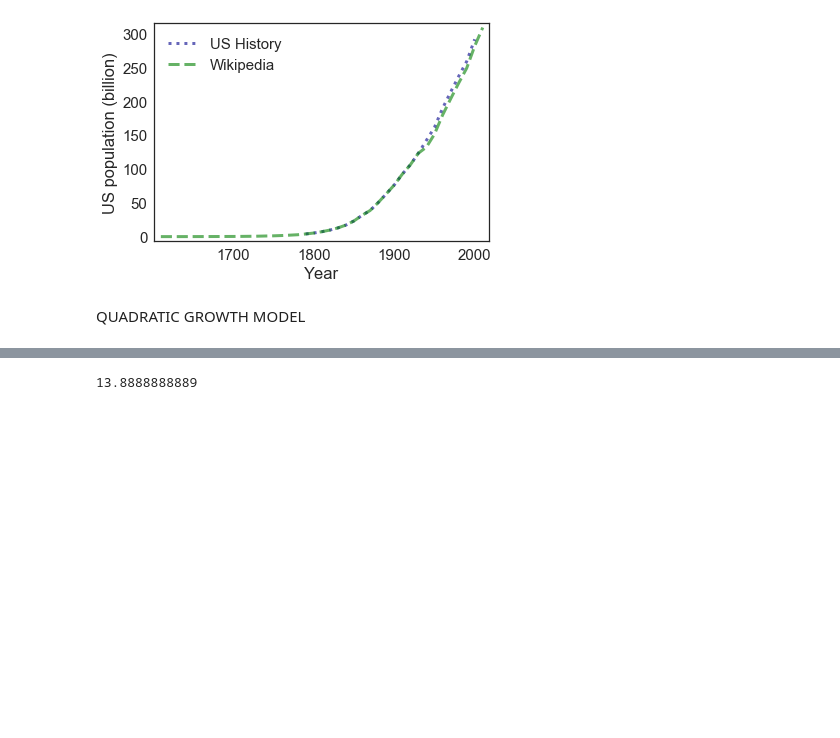
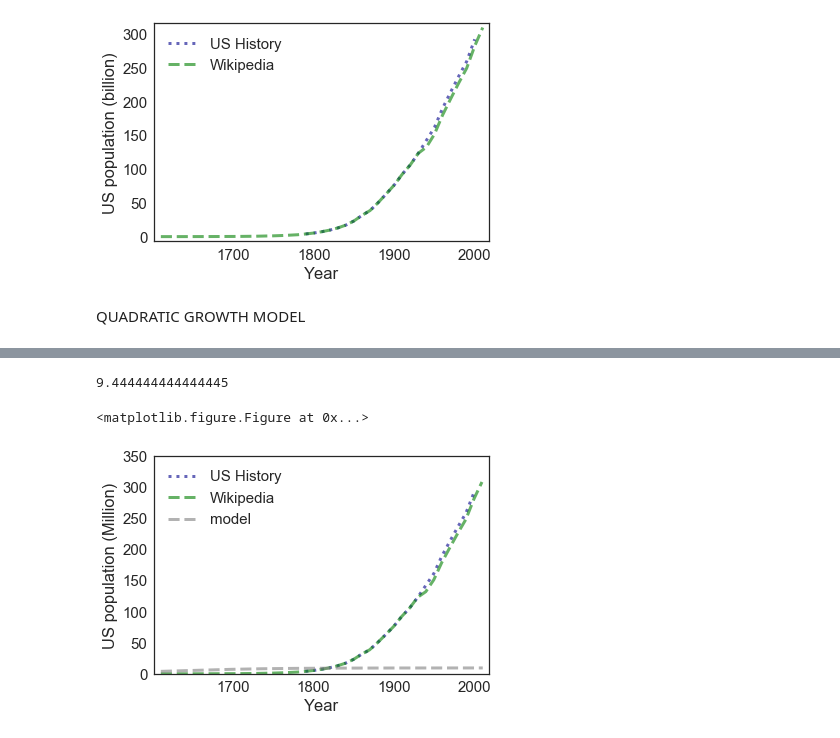
Before and after one commit to elizabethtawes/ModSimProject1, a Jupyter notebook: US+Population+Model-QuadraticGrowth.ipynb, the cells around one changed output, grey strips where cells are left out. Drawn from its saved outputs; the diff is of its cells as text; code cells hidden in the pictures; blank space fills up the shorter version.

```diff
--- a/US+Population+Model-QuadraticGrowth.ipynb
+++ b/US+Population+Model-QuadraticGrowth.ipynb
@@ -148,0 +221,9 @@ net_growth_array = (system.alpha * pop_array + system.beta * pop_array**2)
+# %%
+def run_simulation2(system2, update_func2):
+    results2 = TimeSeries()
+    results2[system2.t02] = system2.p02
+    for t in linrange(system2.t02, system2.t_end2):
+        results2[t+1] = update_func2(results2[t], t, system2)
+    system2.results2 = results2
+# %%
+run_simulation2(system2, update_func2)
@@ -149,13 +233,24 @@ net_growth_array = (system.alpha * pop_array + system.beta * pop_array**2)
 # %%
-def carrying_capacity(system):
-    K = -system.alpha / system.beta
+def carrying_capacity2(system):
+    K = -alpha2 / beta2
     return K
-sys1 = System(alpha=0.025, beta=-0.0018)
-pop = carrying_capacity(sys1)
-print(pop)
+sys2 = System(alpha2=0.025, beta2=-0.0018)
+pop2wiki = carrying_capacity2(sys2)
+print(pop2wiki)
 # %% [output]
-13.8888888889
+9.444444444444445
-# %%
-newfig()
-run_simulation(system,update_func2)
-plot_results(system)
+# %%
+def plot_results2(system2):
+    newfig()
+    plot_estimates()
+    plot(system2.results2, '--', color='gray', label='model')
+    decorate(xlabel='Year',
+            ylabel='US population (Million)',
+            ylim=[0,350])
+# %%
+newfig()
+run_simulation2(system2,update_func2)
+plot_results2(system2)
+# %% [output]
+<matplotlib.figure.Figure at 0x...>
+[figure, added]
```
Also changed, not shown: parts of 31 cells of this notebook, 2 other files.
